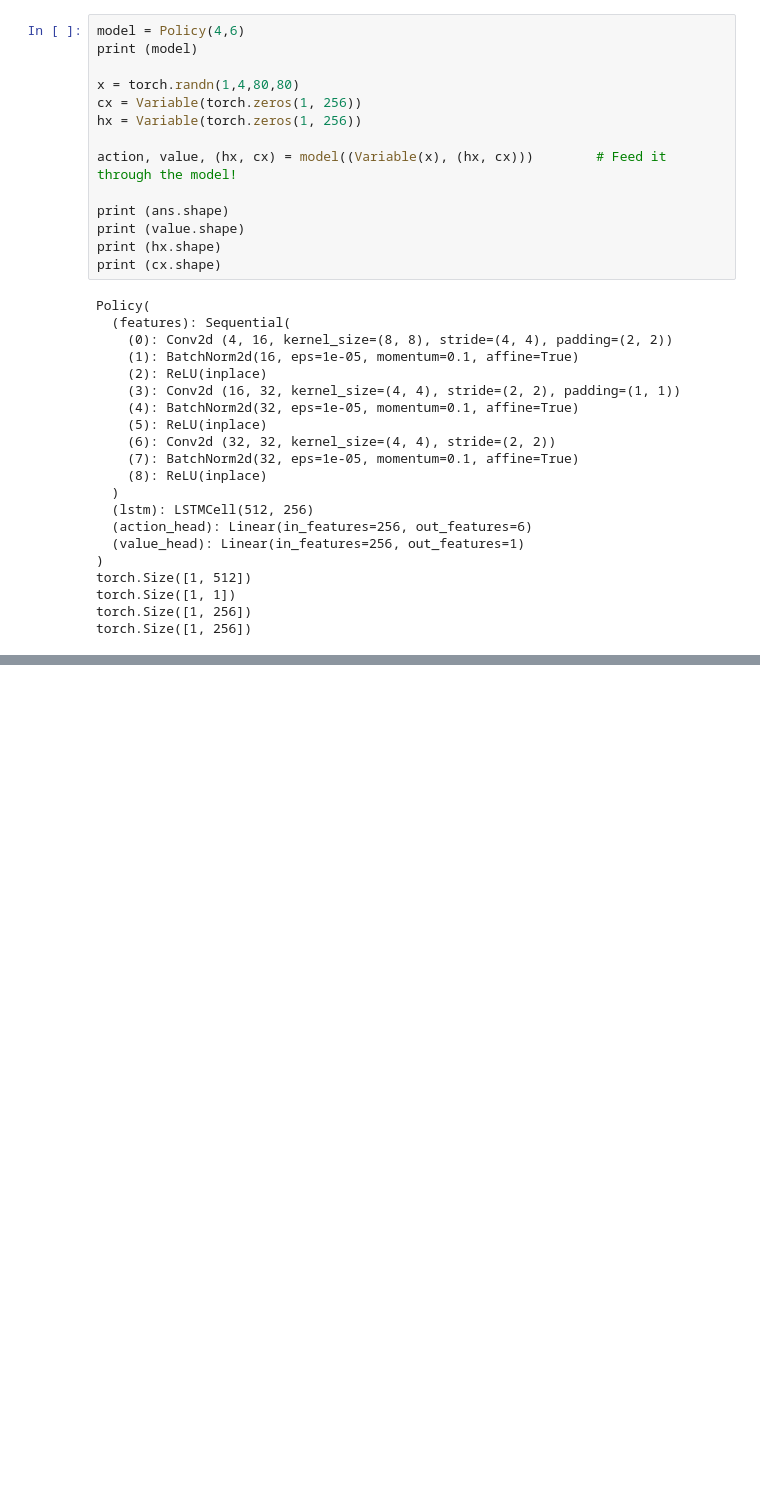
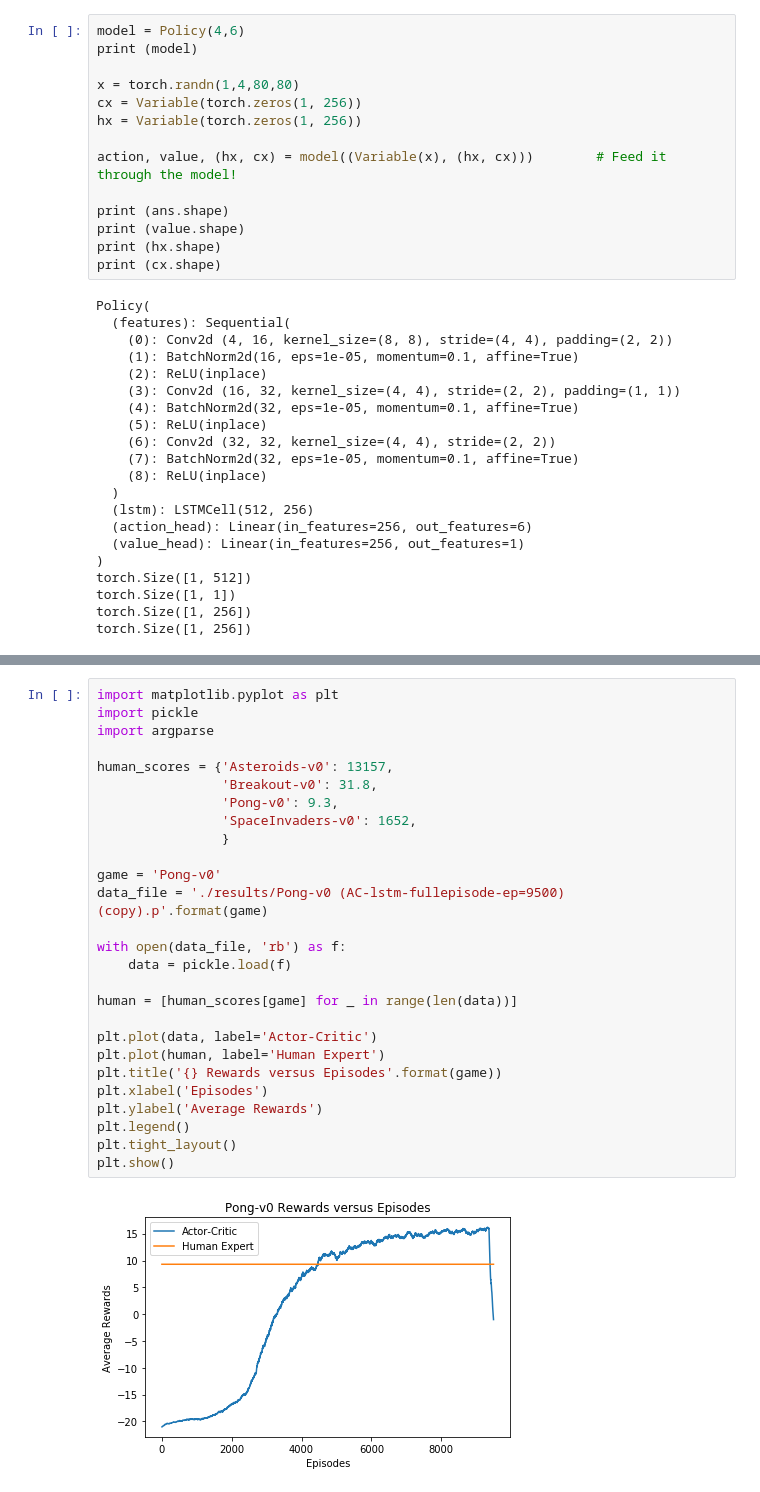
Before and after one commit to LUKELIEM/actor-critic, a Jupyter notebook: AC-LSTM.ipynb, the cells around one changed output, grey strips where cells are left out. Drawn from its saved outputs; the diff is of its cells as text; blank space fills up the shorter version.

```diff
--- a/AC-LSTM.ipynb
+++ b/AC-LSTM.ipynb
@@ -149,0 +196,29 @@ torch.Size([1, 4, 80, 80])
+# %%
+import matplotlib.pyplot as plt
+import pickle
+import argparse
+
+human_scores = {'Asteroids-v0': 13157,
+                'Breakout-v0': 31.8,
+                'Pong-v0': 9.3,
+                'SpaceInvaders-v0': 1652,
+                }
+
+game = 'Pong-v0'
+data_file = './results/Pong-v0 (AC-lstm-fullepisode-ep=9500) (copy).p'.format(game)
+
+with open(data_file, 'rb') as f:
+    data = pickle.load(f)
+
+human = [human_scores[game] for _ in range(len(data))]
+
+plt.plot(data, label='Actor-Critic')
+plt.plot(human, label='Human Expert')
+plt.title('{} Rewards versus Episodes'.format(game))
+plt.xlabel('Episodes')
+plt.ylabel('Average Rewards')
+plt.legend()
+plt.tight_layout()
+plt.show()
+# %% [output]
+[figure, added]
```
Also changed, not shown: parts of 9 cells of this notebook, 2 other files.
